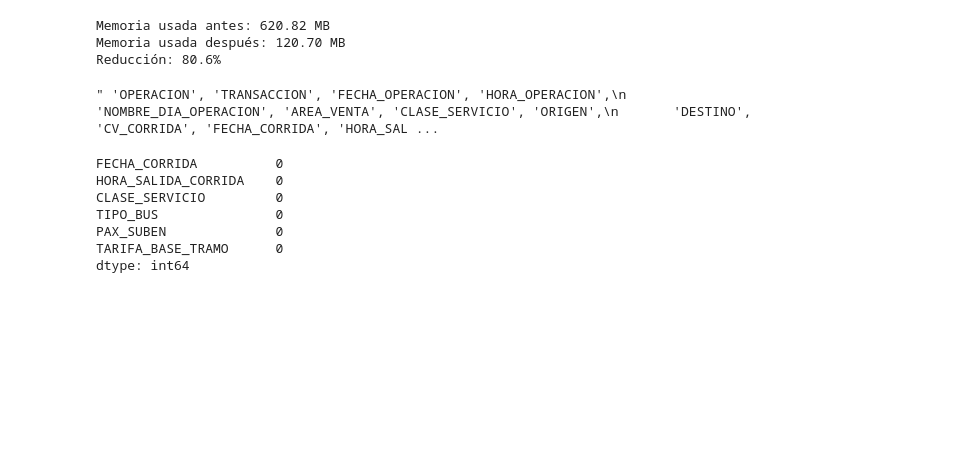
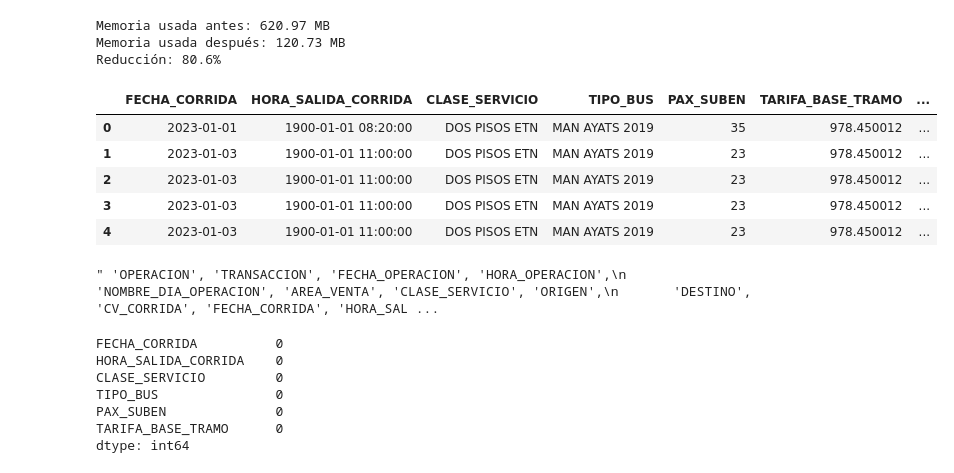
Before and after one commit to CossJe/Tarifa_Dinamica, a Jupyter notebook: 9.DynamicPricing_ETN/RedNeuronal.ipynb, the cells around one changed output. Saved outputs shown, nothing was run; the diff lists cells and outputs as text; code cells hidden in the pictures; blank space fills up the shorter version.

```diff
--- a/9.DynamicPricing_ETN/RedNeuronal.ipynb
+++ b/9.DynamicPricing_ETN/RedNeuronal.ipynb
@@ -18,12 +18,12 @@ def Get_Data():
 
     # Seleccionar solo las columnas relevantes para el análisis.
     Frame = Frame[["FECHA_CORRIDA", "HORA_SALIDA_CORRIDA", "CLASE_SERVICIO", "TIPO_BUS",
-    "PAX_SUBEN", "TARIFA_BASE_TRAMO"]].copy()
+    "PAX_SUBEN", "TARIFA_BASE_TRAMO",'FECHA_OPERACION', 'HORA_OPERACION','VENTA','DISPONIBILIDAD_TRAMO']].copy()
 
     return Frame
 # %%
-df_estudio_1=Get_Data()
+df=Get_Data()
 # %% [output]
-Memoria usada antes: 620.82 MB
-Memoria usada después: 120.70 MB
+Memoria usada antes: 620.97 MB
+Memoria usada después: 120.73 MB
 Reducción: 80.6%
@@ -29,0 +40,9 @@ Reducción: 80.6%
+# %%
+df.head()
+# %% [output]
+|  | FECHA_CORRIDA | HORA_SALIDA_CORRIDA | CLASE_SERVICIO | TIPO_BUS | PAX_SUBEN | TARIFA_BASE_TRAMO | ... |
+| 0 | 2023-01-01 | 1900-01-01 08:20:00 | DOS PISOS ETN | MAN AYATS 2019 | 35 | 978.450012 | ... |
+| 1 | 2023-01-03 | 1900-01-01 11:00:00 | DOS PISOS ETN | MAN AYATS 2019 | 23 | 978.450012 | ... |
+| 2 | 2023-01-03 | 1900-01-01 11:00:00 | DOS PISOS ETN | MAN AYATS 2019 | 23 | 978.450012 | ... |
+| 3 | 2023-01-03 | 1900-01-01 11:00:00 | DOS PISOS ETN | MAN AYATS 2019 | 23 | 978.450012 | ... |
+| 4 | 2023-01-03 | 1900-01-01 11:00:00 | DOS PISOS ETN | MAN AYATS 2019 | 23 | 978.450012 | ... |
```
Also changed, not shown: parts of 5 cells of this notebook.
